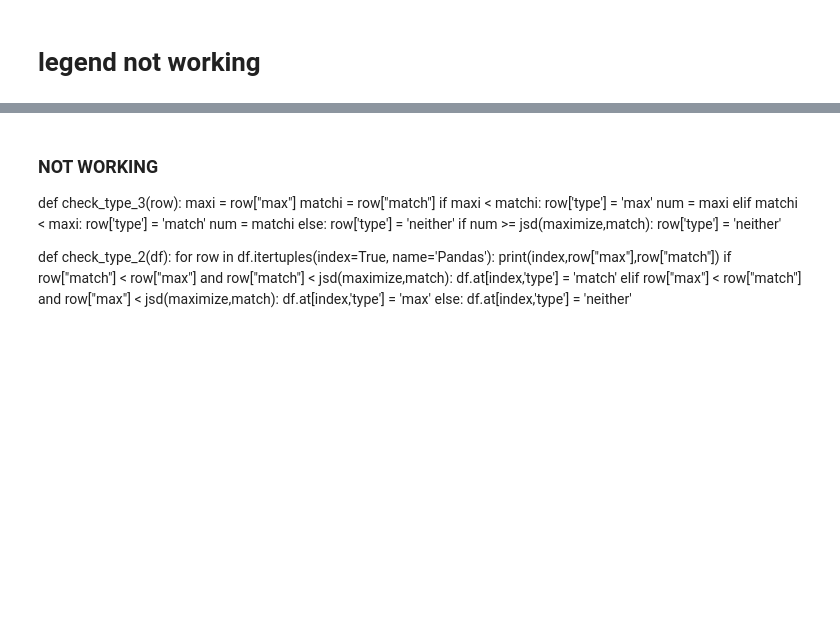
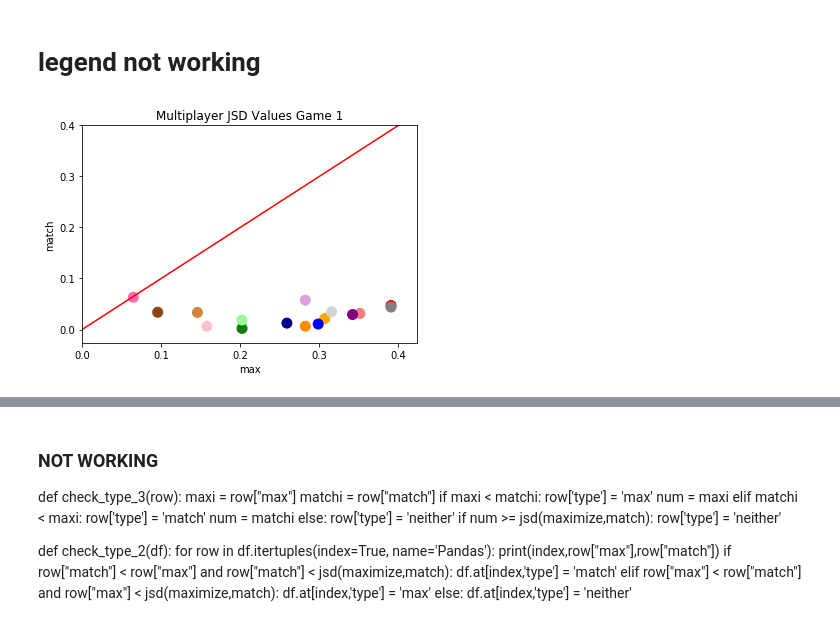
Before and after one commit to baryos/MAB, a Jupyter notebook: MAB3.ipynb, the cells around one changed output, grey strips where cells are left out. Cells and saved outputs as stored; diff of their text form; code cells hidden in the pictures; blank space fills up the shorter version.

Commit message:
Began maxi/match

```diff
--- a/MAB3.ipynb
+++ b/MAB3.ipynb
@@ -2658,18 +2888,28 @@ j08_p1_g1_max,j08_p1_g1_match = call_jsd(j08_p1_g1_count)
 j08_p1_g2_max,j08_p1_g2_match = call_jsd(j08_p1_g2_count)
 j08_p2_g1_max,j08_p2_g1_match = call_jsd(j08_p2_g1_count)
 j08_p2_g2_max,j08_p2_g2_match = call_jsd(j08_p2_g2_count)
+j10_p1_g1_max,j10_p1_g1_match = call_jsd(j10_p1_g1_count)
+j10_p1_g2_max,j10_p1_g2_match = call_jsd(j10_p1_g2_count)
+j10_p2_g1_max,j10_p2_g1_match = call_jsd(j10_p2_g1_count)
+j10_p2_g2_max,j10_p2_g2_match = call_jsd(j10_p2_g2_count)
+j11_p1_g1_max,j11_p1_g1_match = call_jsd([0,6,74])
+j11_p1_g2_max,j11_p1_g2_match = call_jsd([0,6,74])
+j11_p2_g1_max,j11_p2_g1_match = call_jsd([0,6,74])
+j11_p2_g2_max,j11_p2_g2_match = call_jsd([0,6,74])
 # %%
 #Create a dataframe for joint game 1 jsd scores, with a column for each strategy.'''
 j_jsd_g1 = pd.DataFrame({'max':[j01_p1_g1_max,j01_p2_g1_max,j02_p1_g1_max,j02_p2_g1_max,j03_p1_g1_max,j03_p2_g1_max,
                              j04_p1_g1_max,j04_p2_g1_max,j05_p1_g1_max,j05_p2_g1_max,j06_p1_g1_max,j06_p2_g1_max,
-                             j07_p1_g1_max,j07_p2_g1_max,j08_p1_g1_max,j08_p2_g1_max],
+                             j07_p1_g1_max,j07_p2_g1_max,j08_p1_g1_max,j08_p2_g1_max,j10_p1_g1_max,j10_p2_g1_max,
+                               j11_p1_g1_max, j11_p2_g1_max],
                       'match':[j01_p1_g1_match,j01_p2_g1_match,j02_p1_g1_match,
                                j02_p2_g1_match,j03_p1_g1_match,j03_p2_g1_match,
                                j04_p1_g1_match,j04_p2_g1_match,j05_p1_g1_match,
                                j05_p2_g1_match,j06_p1_g1_match,j06_p2_g1_match,
-                               j07_p1_g1_match,j07_p2_g1_match,j08_p1_g1_match,j08_p2_g1_match]},
+                               j07_p1_g1_match,j07_p2_g1_match,j08_p1_g1_match,j08_p2_g1_match, j10_p1_g1_match,
+                              j10_p2_g1_match, j11_p1_g1_match, j11_p2_g1_match]},
                         index=['j01', 'j01', 'j02', 'j02', 'j03', 'j03','j04', 'j04','j05', 'j05',
-                               'j06', 'j06','j07','j07','j08','j08'])
+                               'j06', 'j06','j07','j07','j08','j08', 'j10', 'j10', 'j11', 'j11'])
 # %%
 #Create a dataframe for joint game 2 jsd scores, with a column for each strategy.'''
 j_jsd_g2 = pd.DataFrame({'max':[j01_p1_g2_max,j01_p2_g2_max,j02_p1_g2_max,j02_p2_g2_max,j03_p1_g2_max,j03_p2_g2_max,
@@ -2812,34 +3285,37 @@ for index,row in j_jsd_g1.iterrows():
 #j_jsd_plot = j_jsd.plot.scatter(x='max',y='match',title='Multi Player JSD Values')
 #line = mlines.Line2D([0.2148, 0], [0.2148, 1], color='red')
 #j_jsd_plot.add_line(line)
 #plt.show()
+#fig, j_jsd_g1_plot = plt.subplots()
 
-fig, j_jsd_g1_plot = plt.subplots()
 j_jsd_g1_plot = j_jsd_g1.plot.scatter(x='max',y='match',s=100,c=colors_jsd_j,title='Multiplayer JSD Values Game 1')
 plt.xticks(np.arange(0, 0.5, step=0.1))
 plt.yticks(np.arange(0, 0.5, step=0.1))
 line1 = mlines.Line2D([0, 0.4],[0, 0.4], color='red')
 #line2 = mlines.Line2D([0,0.8],[0.2148,0.2148])
 #line2 = mlines.Line2D([0, 0.4],[0.2148, 0.2148], color='red')
+
 
 line2 = mlines.Line2D([0.2148, 0.2148],[-0.03, 0.5], color='red')
 line3 = mlines.Line2D([-0.03,0.8],[0.2148,0.2148])
 
 #transform = ax.transAxes
 #line2 doesn't show up; all below it?
 #line.set_transform(transform)
 j_jsd_g1_plot.add_line(line1)
 #j_jsd_g1_plot.add_line(line2)
 #j_jsd_g1_plot.add_line(line3)
 
 #plt.legend(handles=patches)
 plt.savefig('j_jsd_1.eps',format='eps',dpi=1000)
 plt.show()
 
 
 
 
 #color code pairs together
+# %% [output]
+[figure, added]
 # %%
 #j_jsd_plot = j_jsd.plot.scatter(x='max',y='match',title='Multi Player JSD Values')
 #line = mlines.Line2D([0.2148, 0], [0.2148, 1], color='red')
```
Also changed, not shown: parts of 104 cells of this notebook, 9 other files.
